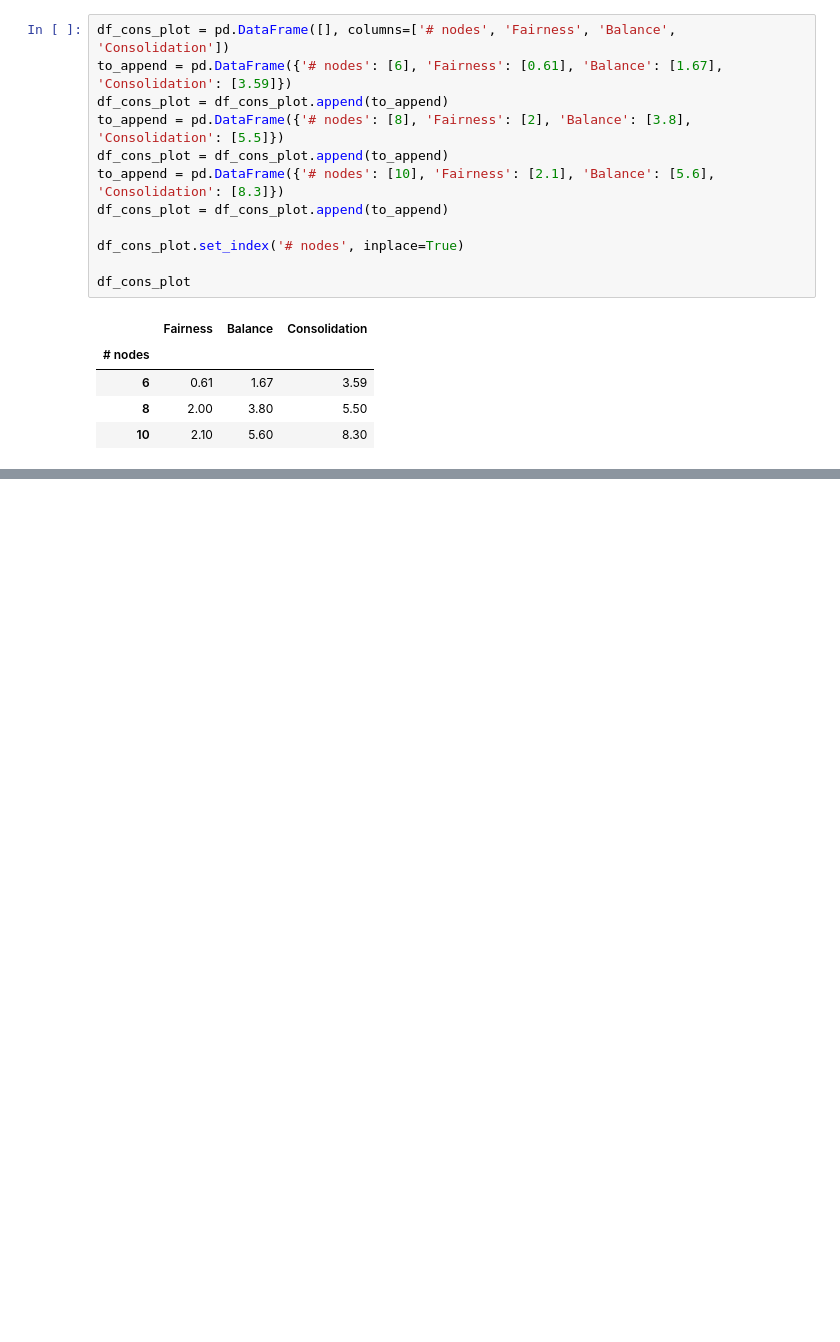
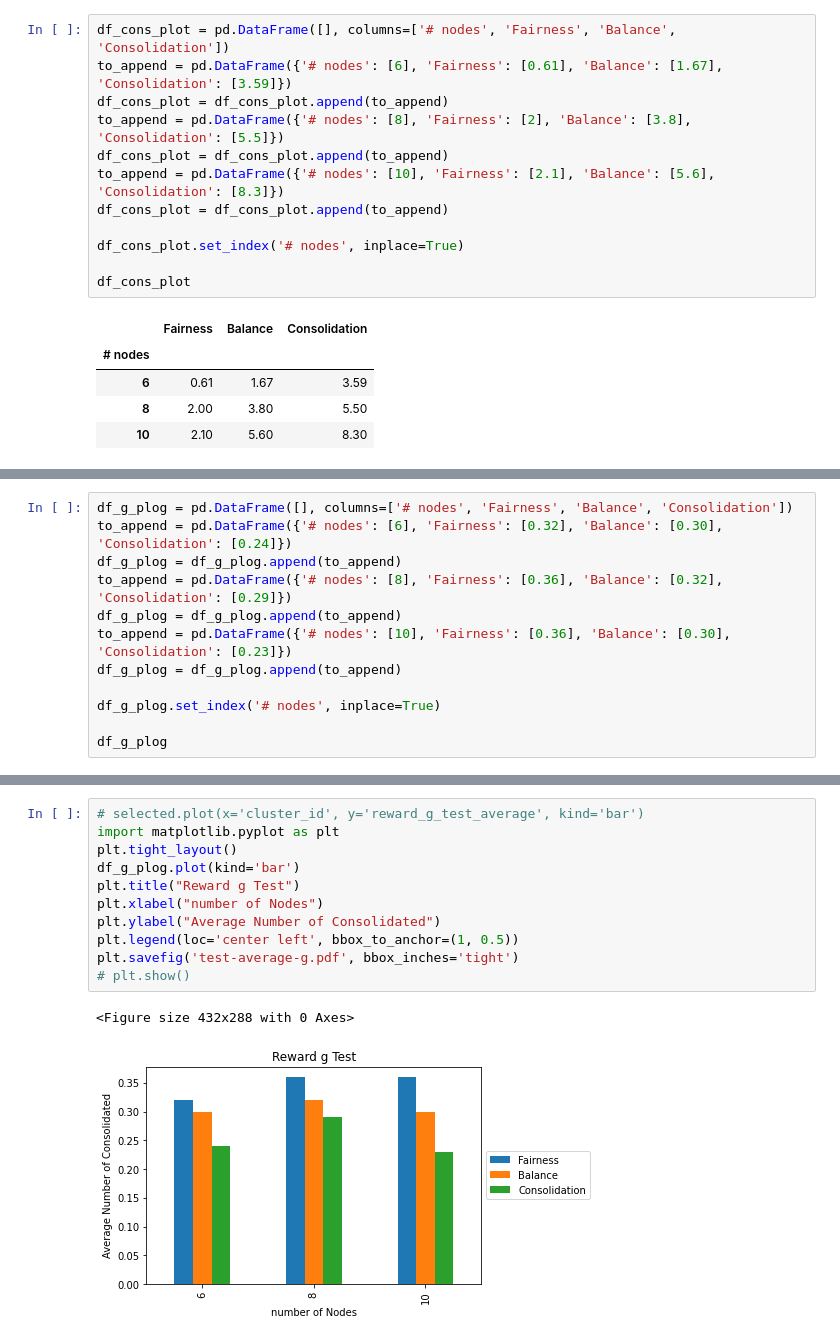
Before and after one commit to saeid93/smart-kube, a Jupyter notebook: experiments/analysis/analysis_test.ipynb, the cells around one changed output, grey strips where cells are left out. Cells and saved outputs as stored; diff of their text form; blank space fills up the shorter version.

```diff
--- a/experiments/analysis/analysis_test.ipynb
+++ b/experiments/analysis/analysis_test.ipynb
@@ -237,0 +212,12 @@ plt.show()
+# %%
+df_g_plog = pd.DataFrame([], columns=['# nodes', 'Fairness', 'Balance', 'Consolidation'])
+to_append = pd.DataFrame({'# nodes': [6], 'Fairness': [0.32], 'Balance': [0.30], 'Consolidation': [0.24]})
+df_g_plog = df_g_plog.append(to_append)
+to_append = pd.DataFrame({'# nodes': [8], 'Fairness': [0.36], 'Balance': [0.32], 'Consolidation': [0.29]})
+df_g_plog = df_g_plog.append(to_append)
+to_append = pd.DataFrame({'# nodes': [10], 'Fairness': [0.36], 'Balance': [0.30], 'Consolidation': [0.23]})
+df_g_plog = df_g_plog.append(to_append)
+
+df_g_plog.set_index('# nodes', inplace=True)
+
+df_g_plog
@@ -237,0 +230,14 @@ plt.show()
+# %%
+# selected.plot(x='cluster_id', y='reward_g_test_average', kind='bar')
+import matplotlib.pyplot as plt
+plt.tight_layout()
+df_g_plog.plot(kind='bar')
+plt.title("Reward g Test")
+plt.xlabel("number of Nodes")
+plt.ylabel("Average Number of Consolidated")
+plt.legend(loc='center left', bbox_to_anchor=(1, 0.5))
+plt.savefig('test-average-g.pdf', bbox_inches='tight')
+# plt.show()
+# %% [output]
+<Figure size 432x288 with 0 Axes>
+[figure, added]
```
Also changed, not shown: parts of 4 cells of this notebook, 8 other files.
